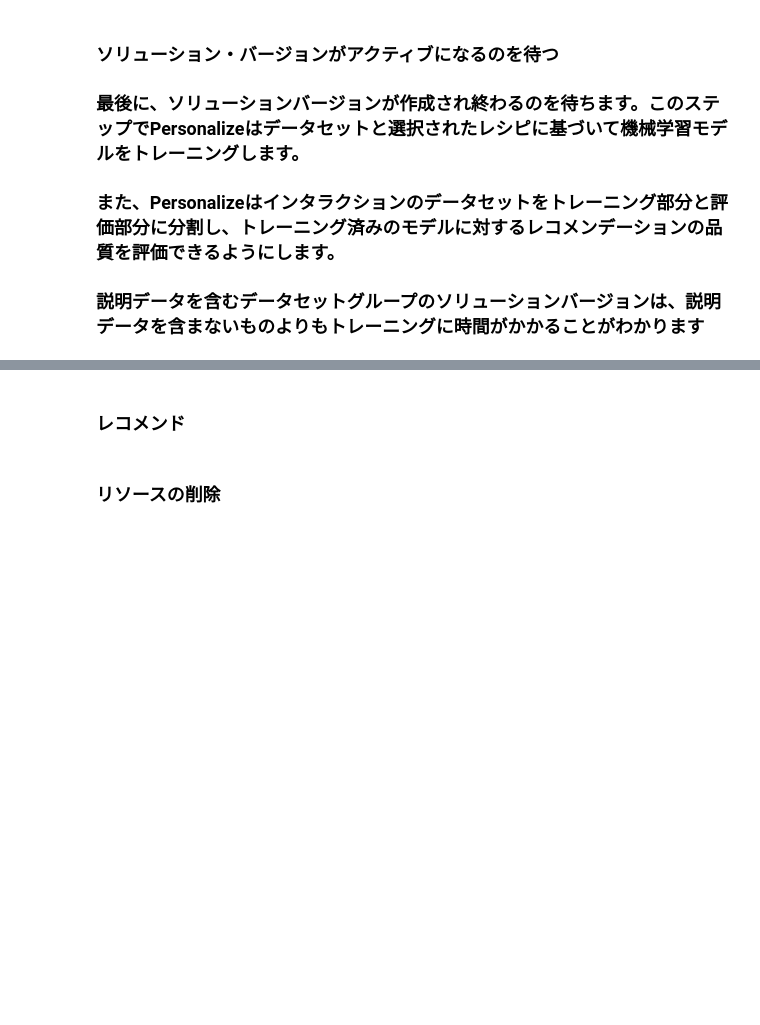
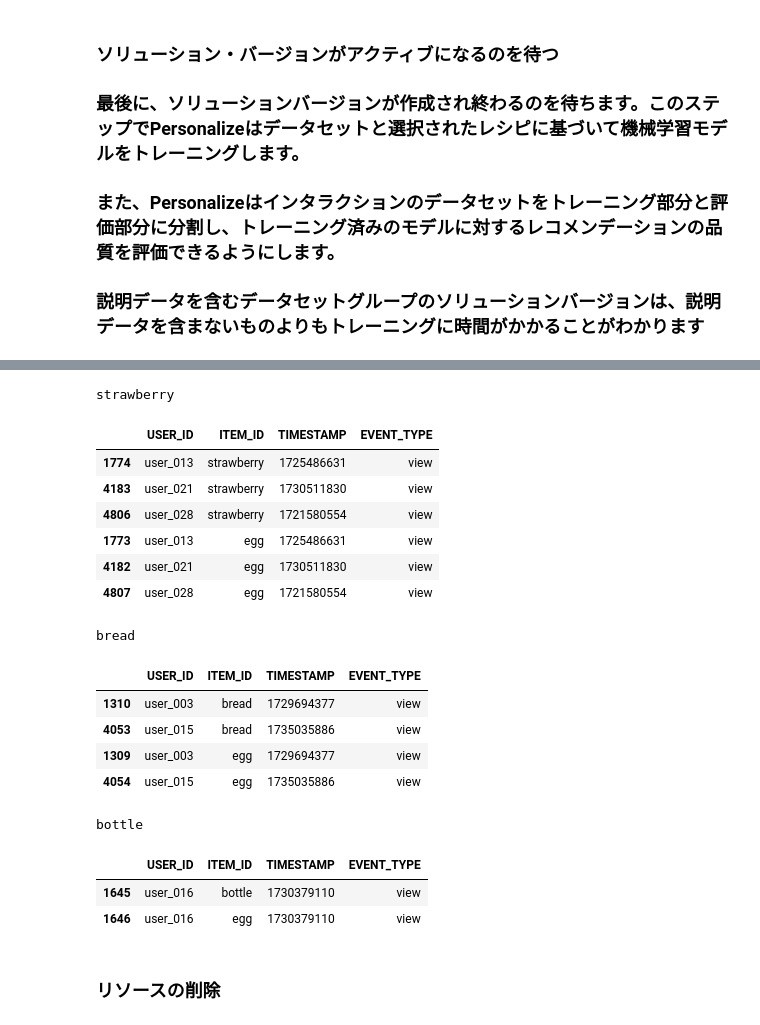
Before and after one commit to KJMAN678/AmazonPersonalize, a Jupyter notebook: notebooks/saggest_word_bought_together.ipynb, the cells around one changed output, grey strips where cells are left out. Cells and saved outputs as stored; diff of their text form; code cells hidden in the pictures; blank space fills up the shorter version.

```diff
--- a/notebooks/saggest_word_bought_together.ipynb
+++ b/notebooks/saggest_word_bought_together.ipynb
@@ -473,4 +474,4 @@ sims_create_recommender_response = personalize.create_recommender(
     recipeArn = SIMS_RECIPE_ARN
 )
 
-# sims_solution_arn = sims_create_solution_response['solutionArn']
+sims_solution_arn = sims_create_recommender_response["recommenderArn"]
@@ -553,0 +505,3 @@ search_log_count_df.head()
+# %%
+sample_df = search_log_df.sample()
+sample_df.head()
@@ -554,3 +511,10 @@ search_log_count_df.head()
+# %%
+get_recommendations_response = personalize_runtime.get_recommendations(
+    recommenderArn = sims_solution_arn,
+    itemId = sample_df["ITEM_ID"].item(),
+    userId = sample_df["USER_ID"].item(),
+    numResults = 3
+)
 # %%
-search_query = search_log_count_df.sample()["ITEM_ID"].item()
+search_query = sample_df["ITEM_ID"].item()
 print(search_query)
@@ -574,2 +540,0 @@ co_searched_items['ITEM_ID'].value_counts()
-# %% [markdown]
-### レコメンド
@@ -591,3 +541,35 @@ recommendation_df
+# %%
+for dic in get_recommendations_response['itemList']:
+    print(dic["itemId"])
+    target_df = co_searched_df.query(f'ITEM_ID == "{dic["itemId"]}"')
+
+    # 対象の TIMESTAMP をリストとして取得
+    timestamps = target_df["TIMESTAMP"].tolist()
+
+    # ITEM_ID が egg で、かつ TIMESTAMP が一致するデータを抽出
+    egg_df = co_searched_df.query('ITEM_ID == "egg" and TIMESTAMP in @timestamps')
+
+    # 両方を結合して表示（必要なら順序やインデックス調整も）
+    display(pd.concat([target_df, egg_df]))
+# %% [output]
+strawberry
+|  | USER_ID | ITEM_ID | TIMESTAMP | EVENT_TYPE |
+| 1774 | user_013 | strawberry | 1725486631 | view |
+| 4183 | user_021 | strawberry | 1730511830 | view |
+| 4806 | user_028 | strawberry | 1721580554 | view |
+| 1773 | user_013 | egg | 1725486631 | view |
+| 4182 | user_021 | egg | 1730511830 | view |
+| 4807 | user_028 | egg | 1721580554 | view |
+bread
+|  | USER_ID | ITEM_ID | TIMESTAMP | EVENT_TYPE |
+| 1310 | user_003 | bread | 1729694377 | view |
+| 4053 | user_015 | bread | 1735035886 | view |
+| 1309 | user_003 | egg | 1729694377 | view |
+| 4054 | user_015 | egg | 1735035886 | view |
+bottle
+|  | USER_ID | ITEM_ID | TIMESTAMP | EVENT_TYPE |
+| 1645 | user_016 | bottle | 1730379110 | view |
+| 1646 | user_016 | egg | 1730379110 | view |
 # %% [markdown]
 ### リソースの削除
 # %%
```
Also changed, not shown: parts of 32 cells of this notebook, 3 other files.
